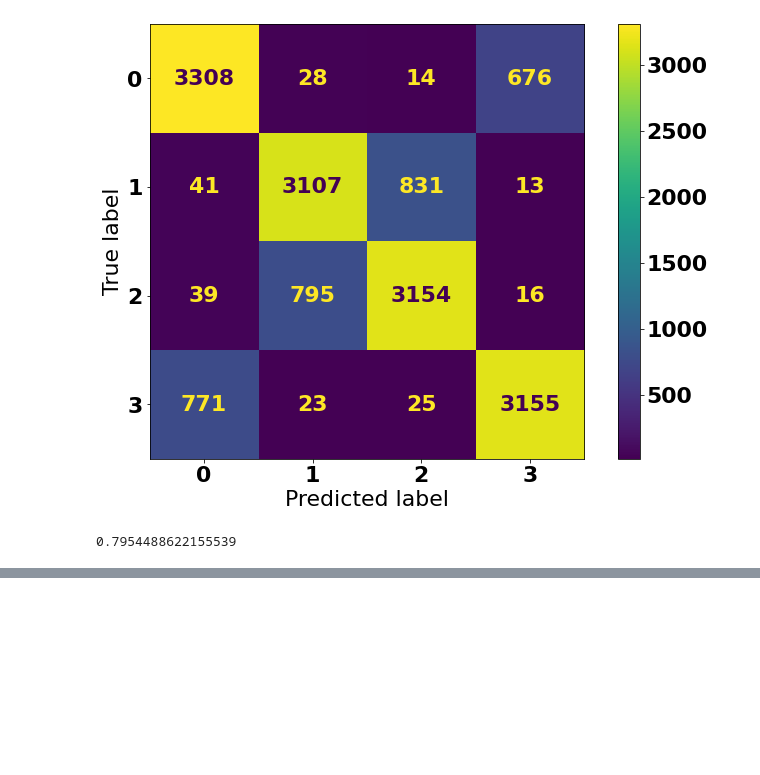
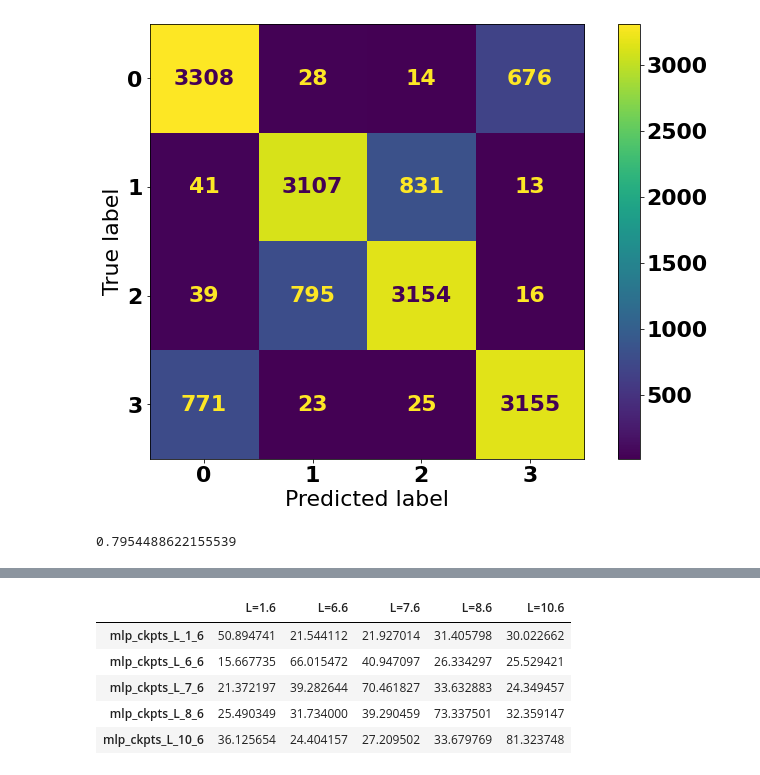
Before and after one commit to alexeyhorkin/ml_dl_with_topology_data, a Jupyter notebook: notebooks/eda/models_analysis.ipynb, the cells around one changed output, grey strips where cells are left out. Drawn from its saved outputs; the diff is of its cells as text; code cells hidden in the pictures; blank space fills up the shorter version.

Commit message:
Plot Coufusion Mlp models test

```diff
--- a/notebooks/eda/models_analysis.ipynb
+++ b/notebooks/eda/models_analysis.ipynb
@@ -100,0 +114,30 @@ acc
+# %%
+def get_loaderes(l='1.6'):
+    utils.seed_all()
+    data_path = p_join('..', '..', 'data_2')
+    FOLDERS = [p_join(os.path.abspath(data_path), item) for item in os.listdir(data_path) if l in item]
+    X, Y = utils.create_dataset(FOLDERS)
+    X = utils.normalize_data(X)
+    return utils.create_dataloaders(X, Y)
+# %%
+def multy_cross_test(model, ckpts_paths):
+    L = ['1.6', '6.6', '7.6', '8.6', '10.6']
+
+    data = {p: [] for p in ckpts_paths}
+
+    for ckpt_path in ckpts_paths:
+        print(ckpt_path)
+        ckpt = torch.load(p_join('..', 'dl', ckpt_path, 'model_best.ckpt'))
+        model.load_state_dict(ckpt)
+        for l in L:
+            _, loader = get_loaderes(l)
+            acc = utils.test_model(model, loader, device='cpu')
+            data[ckpt_path].append(acc)
+
+    df = pd.DataFrame.from_dict(data, orient='index', columns=[f'L={l}' for l in L])
+    return df
+# %%
+model = dl_models.MlpNeLight(in_features=16)
+ckpts_paths = ['mlp_ckpts_L_1_6', 'mlp_ckpts_L_6_6',
+               'mlp_ckpts_L_7_6', 'mlp_ckpts_L_8_6', 'mlp_ckpts_L_10_6']
+df = multy_cross_test(model, ckpts_paths)
@@ -100,0 +161,9 @@ acc
+# %%
+df
+# %% [output]
+|  | L=1.6 | L=6.6 | L=7.6 | L=8.6 | L=10.6 |
+| mlp_ckpts_L_1_6 | 50.894741 | 21.544112 | 21.927014 | 31.405798 | 30.022662 |
+| mlp_ckpts_L_6_6 | 15.667735 | 66.015472 | 40.947097 | 26.334297 | 25.529421 |
+| mlp_ckpts_L_7_6 | 21.372197 | 39.282644 | 70.461827 | 33.632883 | 24.349457 |
+| mlp_ckpts_L_8_6 | 25.490349 | 31.734000 | 39.290459 | 73.337501 | 32.359147 |
+| mlp_ckpts_L_10_6 | 36.125654 | 24.404157 | 27.209502 | 33.679769 | 81.323748 |
```
Also changed, not shown: parts of 4 cells of this notebook.
